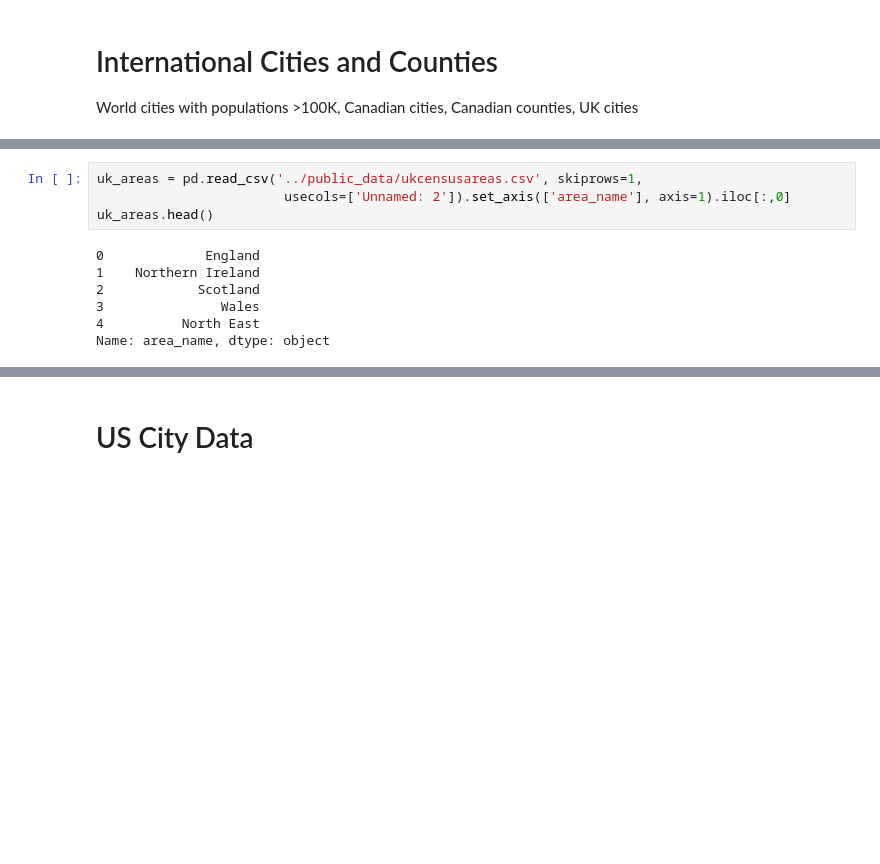
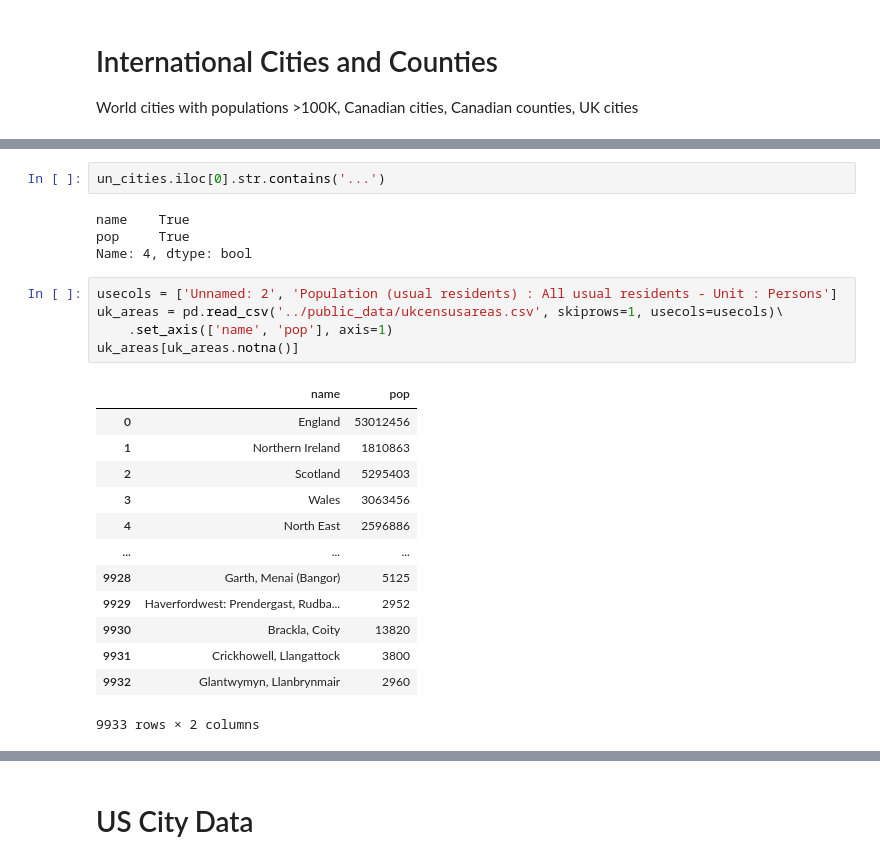
Before and after one commit to danieljsmarda/BodyTweets, a Jupyter notebook: tweets_code/working_notebook.ipynb, the cells around one changed output, grey strips where cells are left out. Drawn from its saved outputs; the diff is of its cells as text; blank space fills up the shorter version.

```diff
--- a/tweets_code/working_notebook.ipynb
+++ b/tweets_code/working_notebook.ipynb
@@ -21,14 +22,28 @@ Name: 8. Population of capital cities and cities of 100 000 or more inhabitants:
+# %%
+un_cities.iloc[0].str.contains('...')
+# %% [output]
+name    True
+pop     True
+Name: 4, dtype: bool
 # %%
-uk_areas = pd.read_csv('../public_data/ukcensusareas.csv', skiprows=1,
-                        usecols=['Unnamed: 2']).set_axis(['area_name'], axis=1).iloc[:,0]
-uk_areas.head()
+usecols = ['Unnamed: 2', 'Population (usual residents) : All usual residents - Unit : Persons']
+uk_areas = pd.read_csv('../public_data/ukcensusareas.csv', skiprows=1, usecols=usecols)\
+    .set_axis(['name', 'pop'], axis=1)
+uk_areas[uk_areas.notna()]
 # %% [output]
+|  | name | pop |
+| 0 | England | 53012456 |
+| 1 | Northern Ireland | 1810863 |
+| 2 | Scotland | 5295403 |
+| 3 | Wales | 3063456 |
+| 4 | North East | 2596886 |
+| ... | ... | ... |
+| 9928 | Garth, Menai (Bangor) | 5125 |
+| 9929 | Haverfordwest: Prendergast, Rudba... | 2952 |
+| 9930 | Brackla, Coity | 13820 |
+| 9931 | Crickhowell, Llangattock | 3800 |
+| 9932 | Glantwymyn, Llanbrynmair | 2960 |
-0             England
-1    Northern Ireland
-2            Scotland
-3               Wales
-4          North East
-Name: area_name, dtype: object
+9933 rows × 2 columns
 # %%
 load_cols = ['GEO_NAME', 'DIM: Profile of Census Metropolitan Areas/Census Agglomerations (2247)',
             'Dim: Sex (3): Member ID: [1]: Total - Sex']
```
Also changed, not shown: parts of 29 cells of this notebook.
